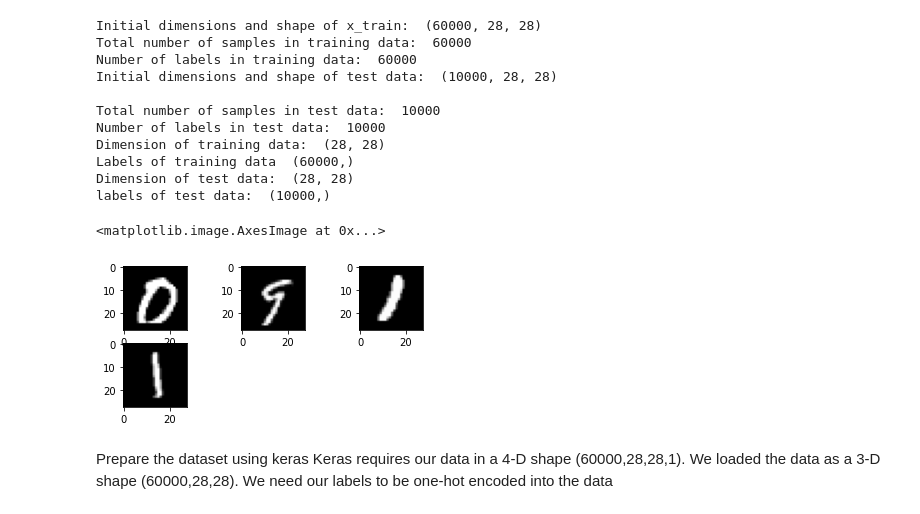
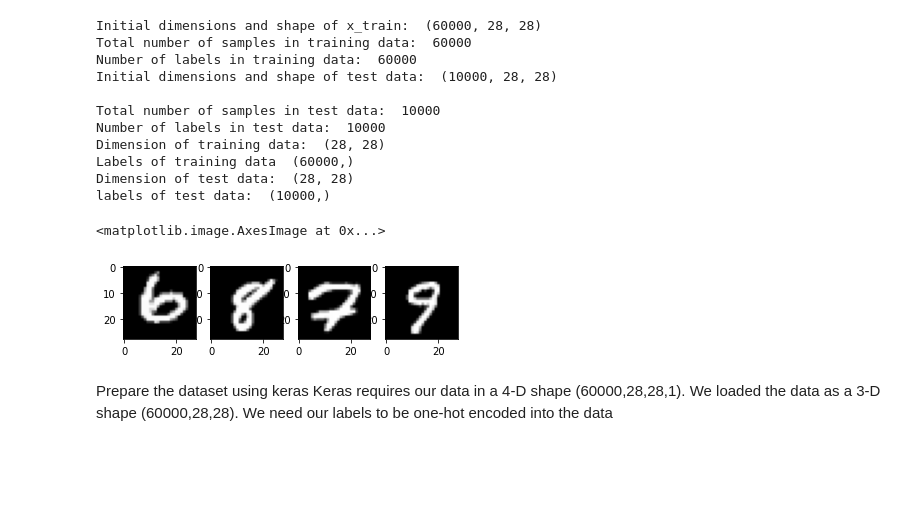
Before and after one commit to CWanjohi/SimpleImageClassifier, a Jupyter notebook: DIP_Coursework.ipynb, the cells around one changed output. Saved outputs shown, nothing was run; the diff lists cells and outputs as text; code cells hidden in the pictures; blank space fills up the shorter version.

```diff
--- a/DIP_Coursework.ipynb
+++ b/DIP_Coursework.ipynb
@@ -70,28 +70,28 @@ labels of test data:  (10000,)
 # %%
 import matplotlib.pyplot as plt
 import numpy as np
 
 #Objective: View random samples using OpenCV,matplotlib etc. of the handwritten digits and complexity of the images.
 #plot 6 images using the subplot function.
 #set the colormap to grey. Since the image dataset is grayscale/black and white.
-plt.subplot(331)
+plt.subplot(141)
 random_number = np.random.randint(0, len(x_train))
 plt.imshow(x_train[random_number],cmap=plt.get_cmap('gray'))
 
-plt.subplot(332)
+plt.subplot(142)
 random_number = np.random.randint(0, len(x_train))
 plt.imshow(x_train[random_number], cmap=plt.get_cmap('gray'))
 
-plt.subplot(333)
+plt.subplot(143)
 random_number = np.random.randint(0, len(x_train))
 plt.imshow(x_train[random_number], cmap=plt.get_cmap('gray'))
 
-plt.subplot(334)
+plt.subplot(144)
 random_number = np.random.randint(0, len(x_train))
 plt.imshow(x_train[random_number], cmap=plt.get_cmap('gray'))
 # %% [output]
 <matplotlib.image.AxesImage at 0x...>
-[figure, old version]
+[figure, new version]
 # %% [markdown]
 Prepare the dataset using keras
 Keras requires our data in a 4-D shape (60000,28,28,1). We loaded the data as a 3-D shape (60000,28,28).
```
